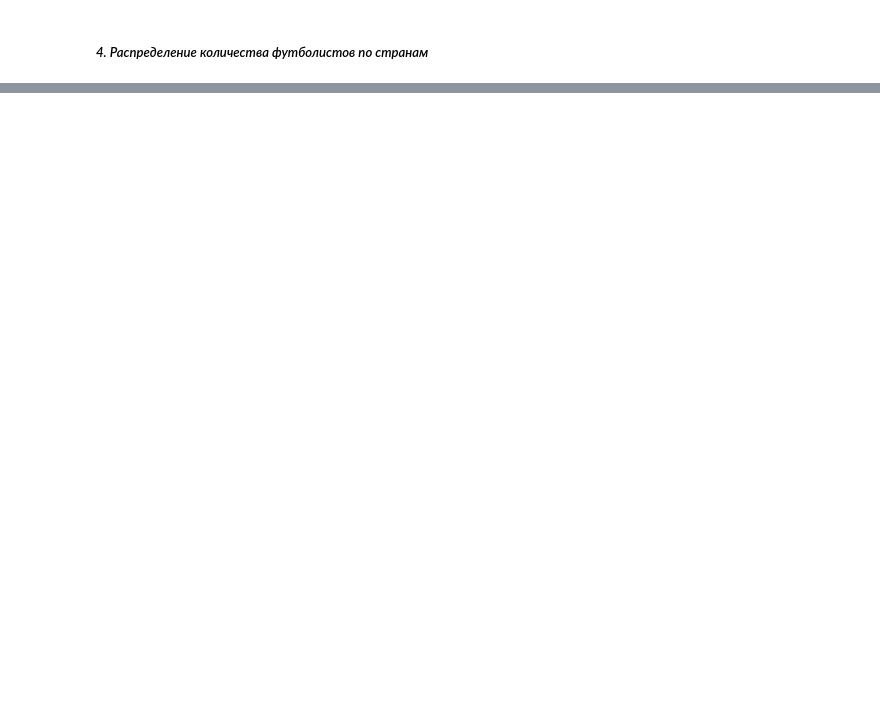
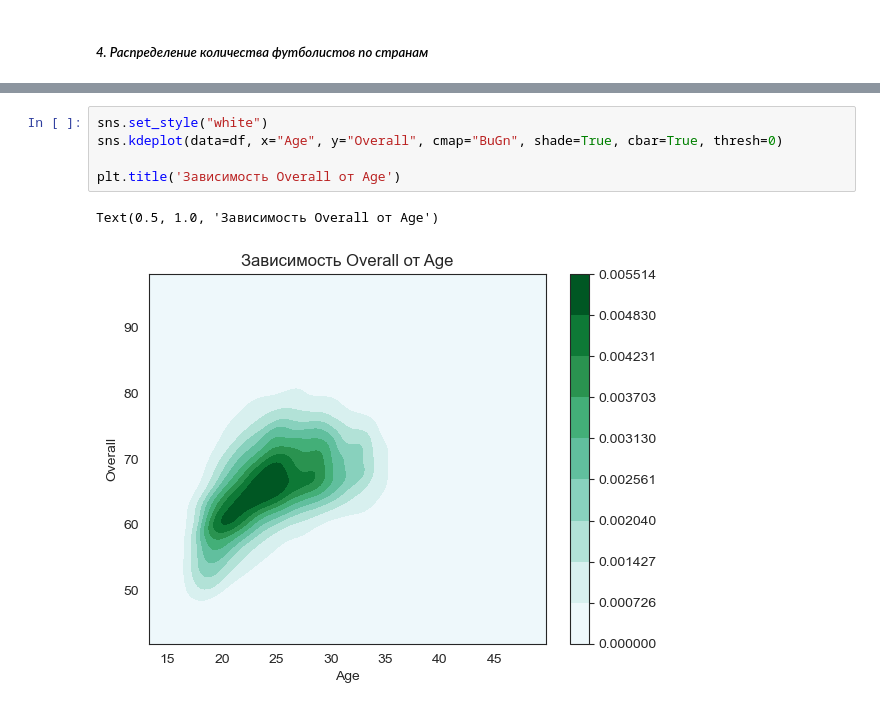
Before and after one commit to Flockk/DataAnalysis, a Jupyter notebook: DataAnalysis/02_Visualization.ipynb, the cells around one changed output, grey strips where cells are left out. Saved outputs shown, nothing was run; the diff lists cells and outputs as text; blank space fills up the shorter version.

```diff
--- a/DataAnalysis/02_Visualization.ipynb
+++ b/DataAnalysis/02_Visualization.ipynb
@@ -107,0 +116,8 @@ offline.iplot(data)
+# %%
+sns.set_style("white")
+sns.kdeplot(data=df, x="Age", y="Overall", cmap="BuGn", shade=True, cbar=True, thresh=0)
+
+plt.title('Зависимость Overall от Age')
+# %% [output]
+Text(0.5, 1.0, 'Зависимость Overall от Age')
+[figure, added]
```
Also changed, not shown: parts of 6 cells of this notebook.
